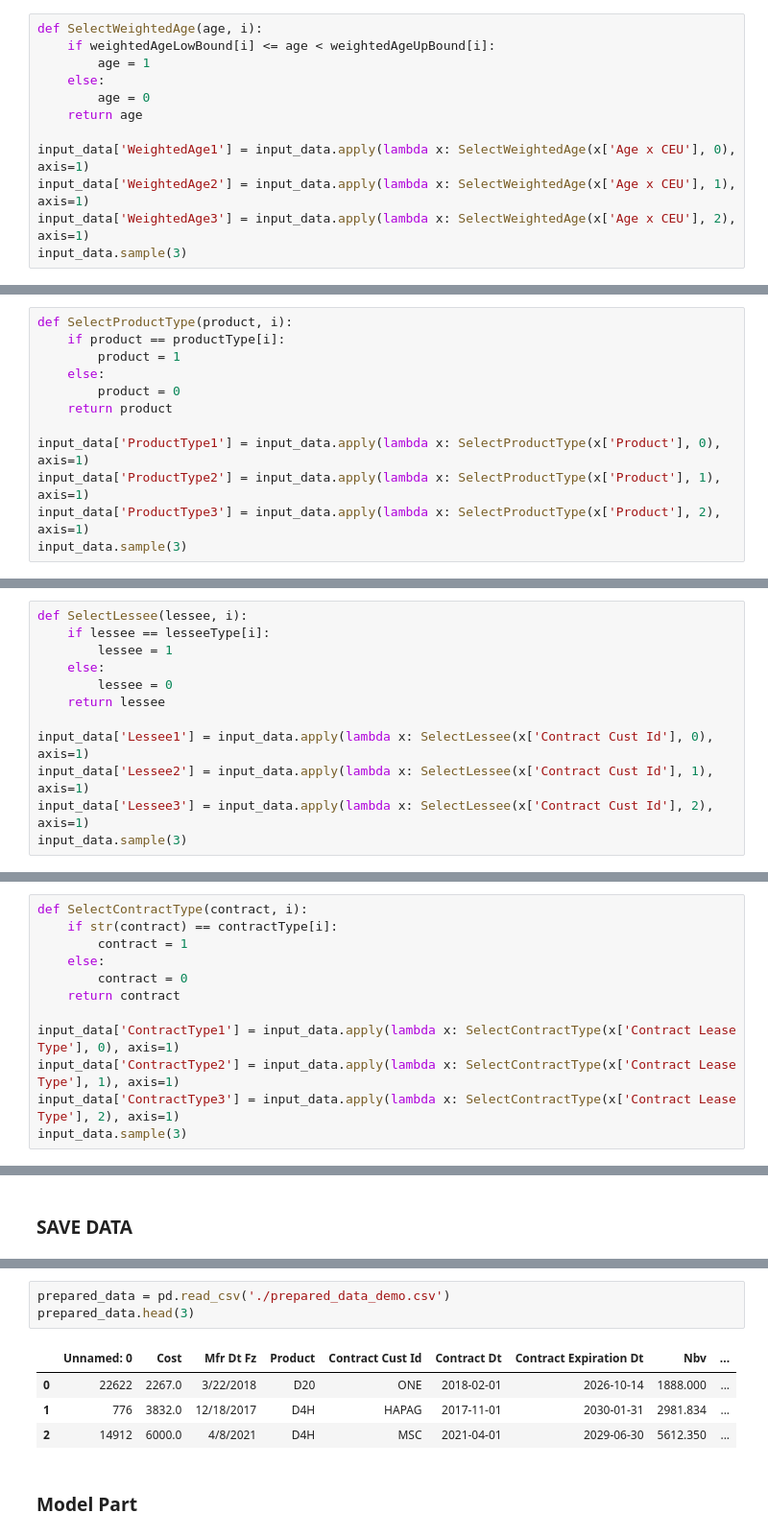
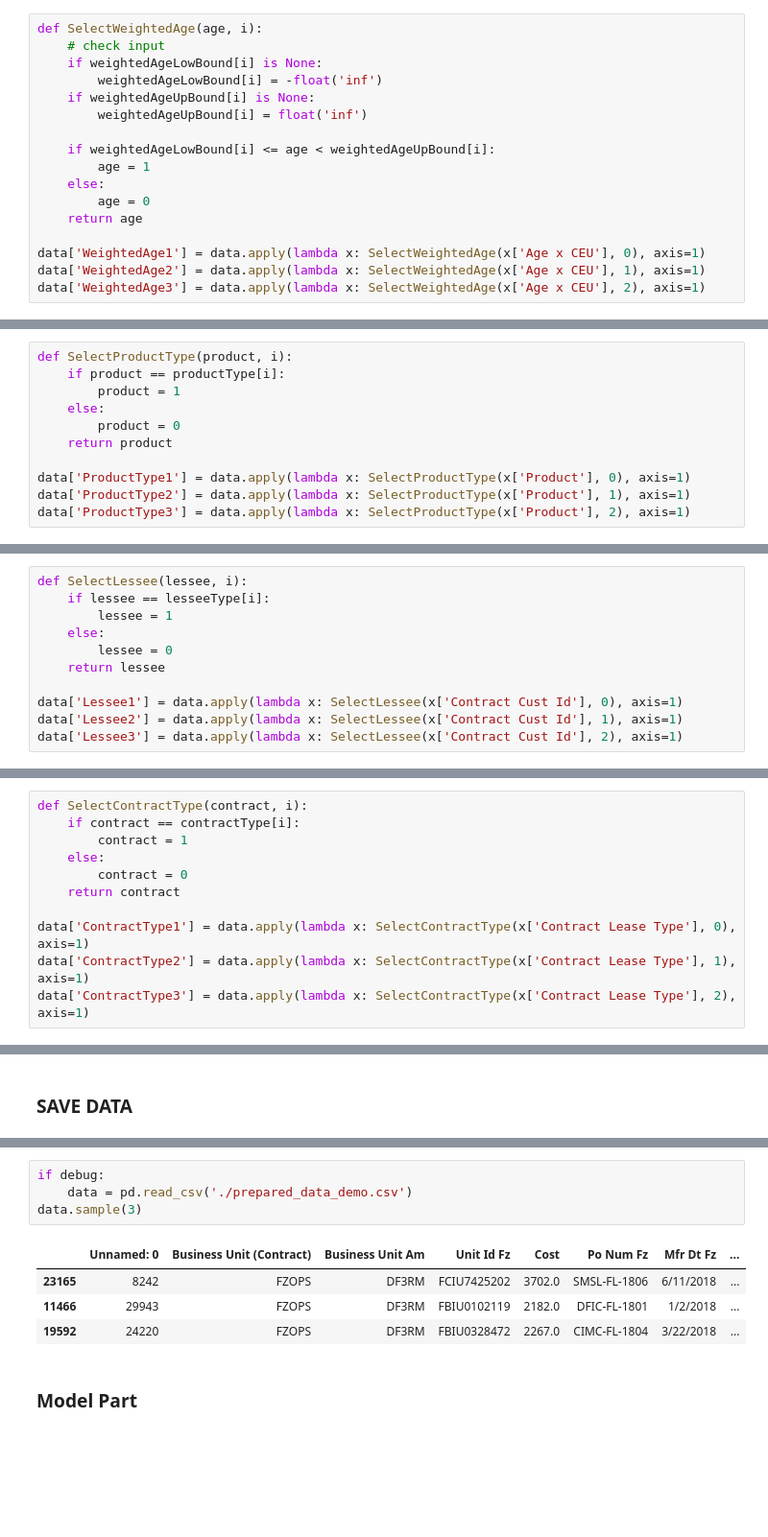
Before and after one commit to SightVanish/PortfolioSelection, a Jupyter notebook: PortfolioSeletionDemo.ipynb, the cells around one changed output, grey strips where cells are left out. Shown at 96% size. Cells and saved outputs as stored; diff of their text form; blank space fills up the shorter version.

Commit message:
🦄 refactor: reconstruct code
add support to Nan input; reconstruct code

```diff
--- a/PortfolioSeletionDemo.ipynb
+++ b/PortfolioSeletionDemo.ipynb
@@ -136,13 +116,18 @@ input_data.sample(3)
 Assign new column `WeightedAge1`, `WeightedAge2`, `WeightedAge3`
 # %%
 def SelectWeightedAge(age, i):
+    # check input
+    if weightedAgeLowBound[i] is None:
+        weightedAgeLowBound[i] = -float('inf')
+    if weightedAgeUpBound[i] is None:
+        weightedAgeUpBound[i] = float('inf')
+
     if weightedAgeLowBound[i] <= age < weightedAgeUpBound[i]:
         age = 1
     else:
         age = 0
     return age
 
-input_data['WeightedAge1'] = input_data.apply(lambda x: SelectWeightedAge(x['Age x CEU'], 0), axis=1)
-input_data['WeightedAge2'] = input_data.apply(lambda x: SelectWeightedAge(x['Age x CEU'], 1), axis=1)
-input_data['WeightedAge3'] = input_data.apply(lambda x: SelectWeightedAge(x['Age x CEU'], 2), axis=1)
-input_data.sample(3)
+data['WeightedAge1'] = data.apply(lambda x: SelectWeightedAge(x['Age x CEU'], 0), axis=1)
+data['WeightedAge2'] = data.apply(lambda x: SelectWeightedAge(x['Age x CEU'], 1), axis=1)
+data['WeightedAge3'] = data.apply(lambda x: SelectWeightedAge(x['Age x CEU'], 2), axis=1)
@@ -163,7 +143,6 @@ def SelectProductType(product, i):
         product = 0
     return product
 
-input_data['ProductType1'] = input_data.apply(lambda x: SelectProductType(x['Product'], 0), axis=1)
-input_data['ProductType2'] = input_data.apply(lambda x: SelectProductType(x['Product'], 1), axis=1)
-input_data['ProductType3'] = input_data.apply(lambda x: SelectProductType(x['Product'], 2), axis=1)
-input_data.sample(3)
+data['ProductType1'] = data.apply(lambda x: SelectProductType(x['Product'], 0), axis=1)
+data['ProductType2'] = data.apply(lambda x: SelectProductType(x['Product'], 1), axis=1)
+data['ProductType3'] = data.apply(lambda x: SelectProductType(x['Product'], 2), axis=1)
@@ -184,7 +158,6 @@ def SelectLessee(lessee, i):
         lessee = 0
     return lessee
 
-input_data['Lessee1'] = input_data.apply(lambda x: SelectLessee(x['Contract Cust Id'], 0), axis=1)
-input_data['Lessee2'] = input_data.apply(lambda x: SelectLessee(x['Contract Cust Id'], 1), axis=1)
-input_data['Lessee3'] = input_data.apply(lambda x: SelectLessee(x['Contract Cust Id'], 2), axis=1)
-input_data.sample(3)
+data['Lessee1'] = data.apply(lambda x: SelectLessee(x['Contract Cust Id'], 0), axis=1)
+data['Lessee2'] = data.apply(lambda x: SelectLessee(x['Contract Cust Id'], 1), axis=1)
+data['Lessee3'] = data.apply(lambda x: SelectLessee(x['Contract Cust Id'], 2), axis=1)
@@ -215,12 +168,11 @@ Name: Contract Lease Type, Length: 1000, dtype: object
 # %%
 def SelectContractType(contract, i):
-    if str(contract) == contractType[i]:
+    if contract == contractType[i]:
         contract = 1
     else:
         contract = 0
     return contract
 
-input_data['ContractType1'] = input_data.apply(lambda x: SelectContractType(x['Contract Lease Type'], 0), axis=1)
-input_data['ContractType2'] = input_data.apply(lambda x: SelectContractType(x['Contract Lease Type'], 1), axis=1)
-input_data['ContractType3'] = input_data.apply(lambda x: SelectContractType(x['Contract Lease Type'], 2), axis=1)
-input_data.sample(3)
+data['ContractType1'] = data.apply(lambda x: SelectContractType(x['Contract Lease Type'], 0), axis=1)
+data['ContractType2'] = data.apply(lambda x: SelectContractType(x['Contract Lease Type'], 1), axis=1)
+data['ContractType3'] = data.apply(lambda x: SelectContractType(x['Contract Lease Type'], 2), axis=1)
@@ -236,11 +184,12 @@ input_data.to_csv('prepared_data_demo.csv')
 # %%
-prepared_data = pd.read_csv('./prepared_data_demo.csv')
-prepared_data.head(3)
+if debug:
+    data = pd.read_csv('./prepared_data_demo.csv')
+data.sample(3)
 # %% [output]
-|  | Unnamed: 0 | Cost | Mfr Dt Fz | Product | Contract Cust Id | Contract Dt | Contract Expiration Dt | Nbv | ... |
-| 0 | 22622 | 2267.0 | 3/22/2018 | D20 | ONE | 2018-02-01 | 2026-10-14 | 1888.000 | ... |
-| 1 | 776 | 3832.0 | 12/18/2017 | D4H | HAPAG | 2017-11-01 | 2030-01-31 | 2981.834 | ... |
-| 2 | 14912 | 6000.0 | 4/8/2021 | D4H | MSC | 2021-04-01 | 2029-06-30 | 5612.350 | ... |
+|  | Unnamed: 0 | Business Unit (Contract) | Business Unit Am | Unit Id Fz | Cost | Po Num Fz | Mfr Dt Fz | ... |
+| 23165 | 8242 | FZOPS | DF3RM | FCIU7425202 | 3702.0 | SMSL-FL-1806 | 6/11/2018 | ... |
+| 11466 | 29943 | FZOPS | DF3RM | FBIU0102119 | 2182.0 | DFIC-FL-1801 | 1/2/2018 | ... |
+| 19592 | 24220 | FZOPS | DF3RM | FBIU0328472 | 2267.0 | CIMC-FL-1804 | 3/22/2018 | ... |
 # %% [markdown]
 ### Model Part
 # %%
```
Also changed, not shown: parts of 23 cells of this notebook.
